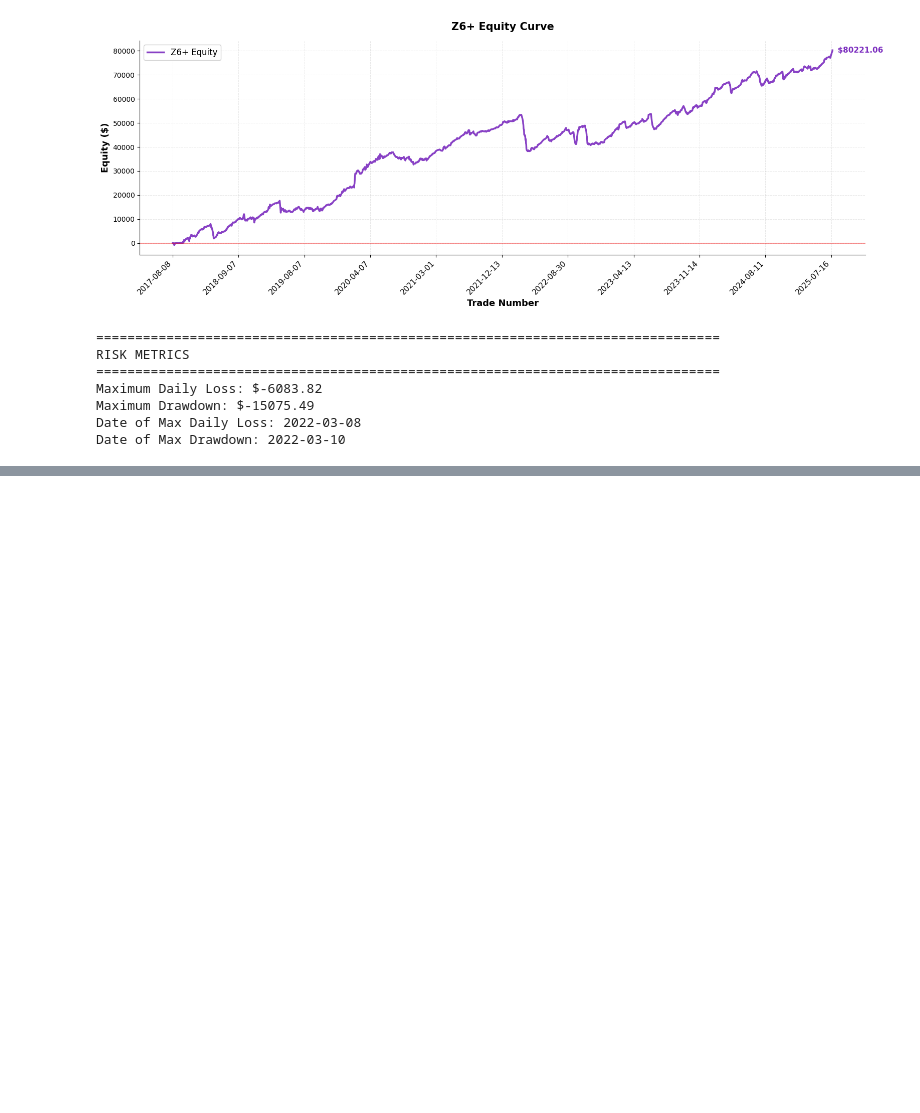
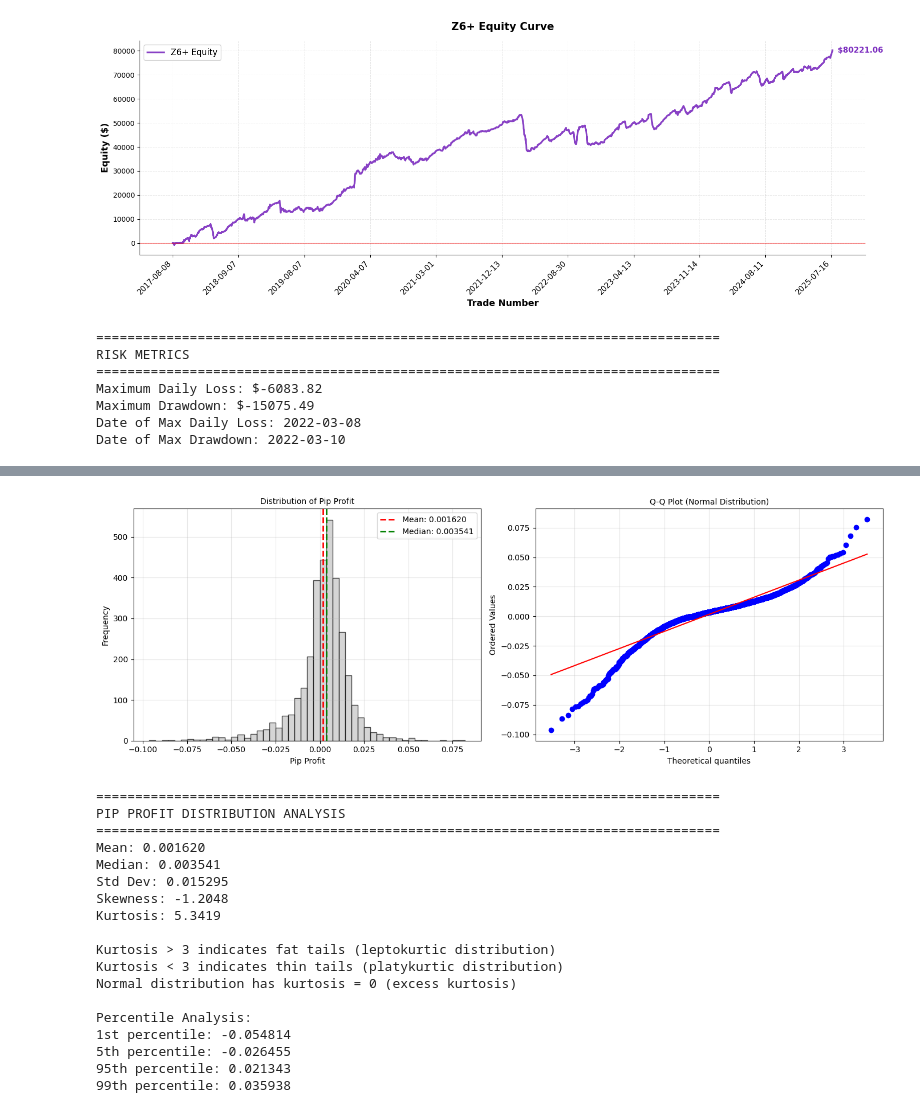
Before and after one commit to BlazOrsos/quant-journey, a Jupyter notebook: research/ftmo/ftmo_trades_backtest_analysis.ipynb, the cells around one changed output, grey strips where cells are left out. Cells and saved outputs as stored; diff of their text form; code cells hidden in the pictures; blank space fills up the shorter version.

```diff
--- a/research/ftmo/ftmo_trades_backtest_analysis.ipynb
+++ b/research/ftmo/ftmo_trades_backtest_analysis.ipynb
@@ -110,0 +159,63 @@ Date of Max Drawdown: 2022-03-10
+# %%
+from scipy import stats
+
+# Analyze the distribution of Pip Profit for fat tails
+fig, axes = plt.subplots(1, 2, figsize=(14, 5))
+
+# Histogram with KDE
+axes[0].hist(df['Pip Profit'], bins=50, color="#C4C4C4", alpha=0.7, edgecolor='black')
+axes[0].axvline(df['Pip Profit'].mean(), color='red', linestyle='--', linewidth=2, label=f'Mean: {df["Pip Profit"].mean():.6f}')
+axes[0].axvline(df['Pip Profit'].median(), color='green', linestyle='--', linewidth=2, label=f'Median: {df["Pip Profit"].median():.6f}')
+axes[0].set_xlabel('Pip Profit', fontsize=10, fontweight='normal')
+axes[0].set_ylabel('Frequency', fontsize=10, fontweight='normal')
+axes[0].set_title('Distribution of Pip Profit', fontsize=10, fontweight='normal')
+axes[0].legend()
+axes[0].grid(True, alpha=0.3)
+
+# Q-Q plot to check for fat tails
+stats.probplot(df['Pip Profit'], dist="norm", plot=axes[1])
+axes[1].set_title('Q-Q Plot (Normal Distribution)', fontsize=10, fontweight='normal')
+axes[1].grid(True, alpha=0.3)
+
+plt.tight_layout()
+plt.show()
+
+# Calculate key statistics
+print("\n" + "=" * 80)
+print("PIP PROFIT DISTRIBUTION ANALYSIS")
+print("=" * 80)
+print(f"Mean: {df['Pip Profit'].mean():.6f}")
+print(f"Median: {df['Pip Profit'].median():.6f}")
+print(f"Std Dev: {df['Pip Profit'].std():.6f}")
+print(f"Skewness: {df['Pip Profit'].skew():.4f}")
+print(f"Kurtosis: {df['Pip Profit'].kurtosis():.4f}")
+print(f"\nKurtosis > 3 indicates fat tails (leptokurtic distribution)")
+print(f"Kurtosis < 3 indicates thin tails (platykurtic distribution)")
+print(f"Normal distribution has kurtosis = 0 (excess kurtosis)")
+
+# Percentile analysis
+print(f"\nPercentile Analysis:")
+print(f"1st percentile: {df['Pip Profit'].quantile(0.01):.6f}")
+print(f"5th percentile: {df['Pip Profit'].quantile(0.05):.6f}")
+print(f"95th percentile: {df['Pip Profit'].quantile(0.95):.6f}")
+print(f"99th percentile: {df['Pip Profit'].quantile(0.99):.6f}")
+# %% [output]
+[figure, added]
+================================================================================
+PIP PROFIT DISTRIBUTION ANALYSIS
+================================================================================
+Mean: 0.001620
+Median: 0.003541
+Std Dev: 0.015295
+Skewness: -1.2048
+Kurtosis: 5.3419
+
+Kurtosis > 3 indicates fat tails (leptokurtic distribution)
+Kurtosis < 3 indicates thin tails (platykurtic distribution)
+Normal distribution has kurtosis = 0 (excess kurtosis)
+
+Percentile Analysis:
+1st percentile: -0.054814
+5th percentile: -0.026455
+95th percentile: 0.021343
+99th percentile: 0.035938
```
Also changed, not shown: parts of 2 cells of this notebook.
